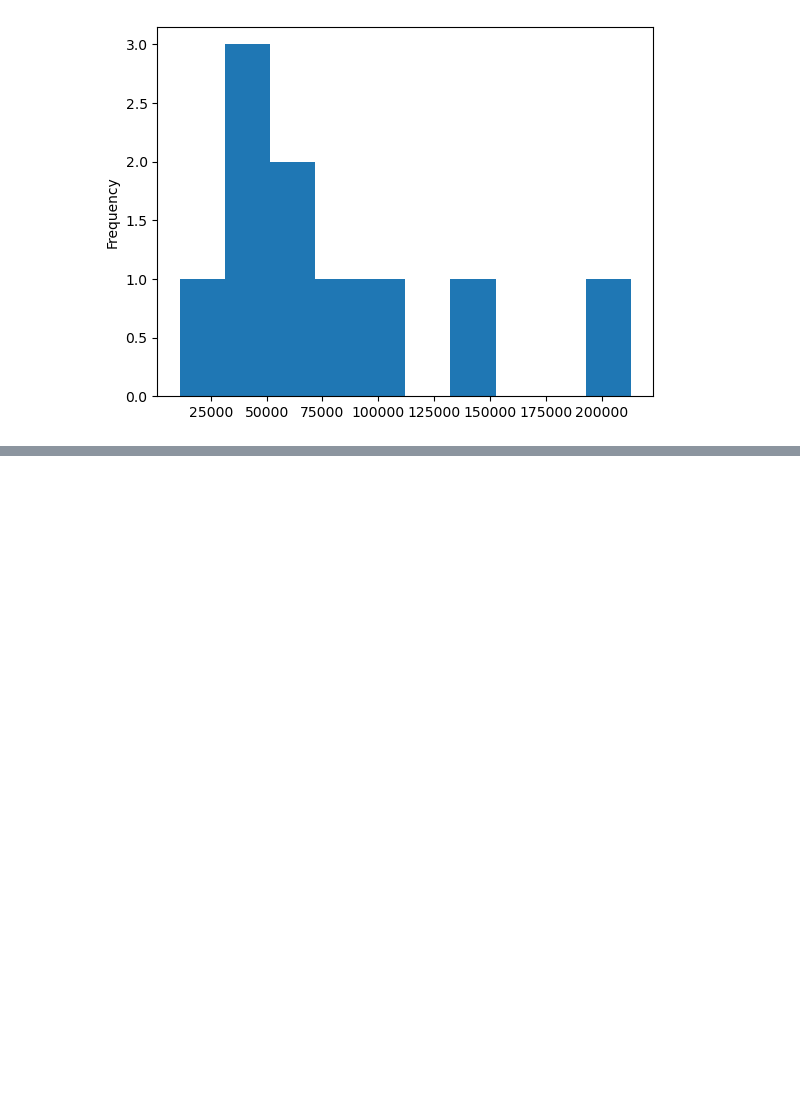
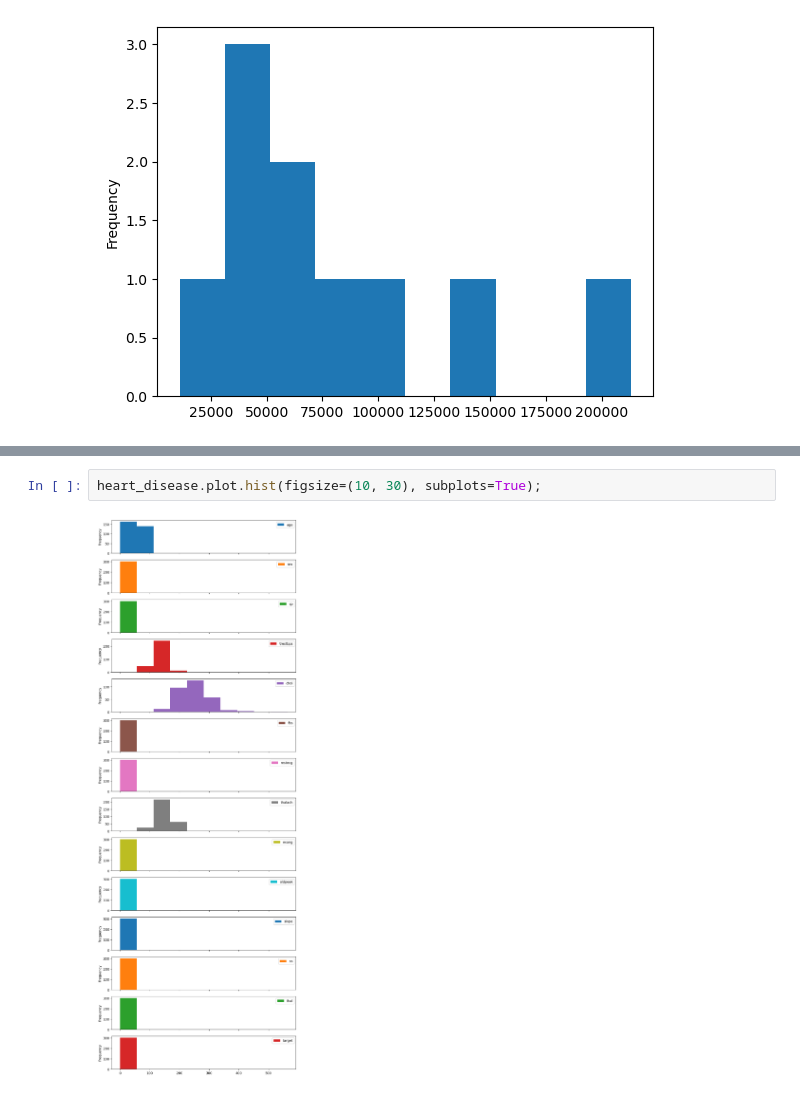
Before and after one commit to judgemongcal/ztm-machine-learning-course, a Jupyter notebook: intro-to-matplotlib.ipynb, the cells around one changed output, grey strips where cells are left out. Cells and saved outputs as stored; diff of their text form; blank space fills up the shorter version.

```diff
--- a/intro-to-matplotlib.ipynb
+++ b/intro-to-matplotlib.ipynb
@@ -330,0 +361,4 @@ car_sales["Odometer (KM)"].plot(kind="hist");
+# %%
+heart_disease.plot.hist(figsize=(10, 30), subplots=True);
+# %% [output]
+[figure, added]
```
Also changed, not shown: parts of 8 cells of this notebook.
